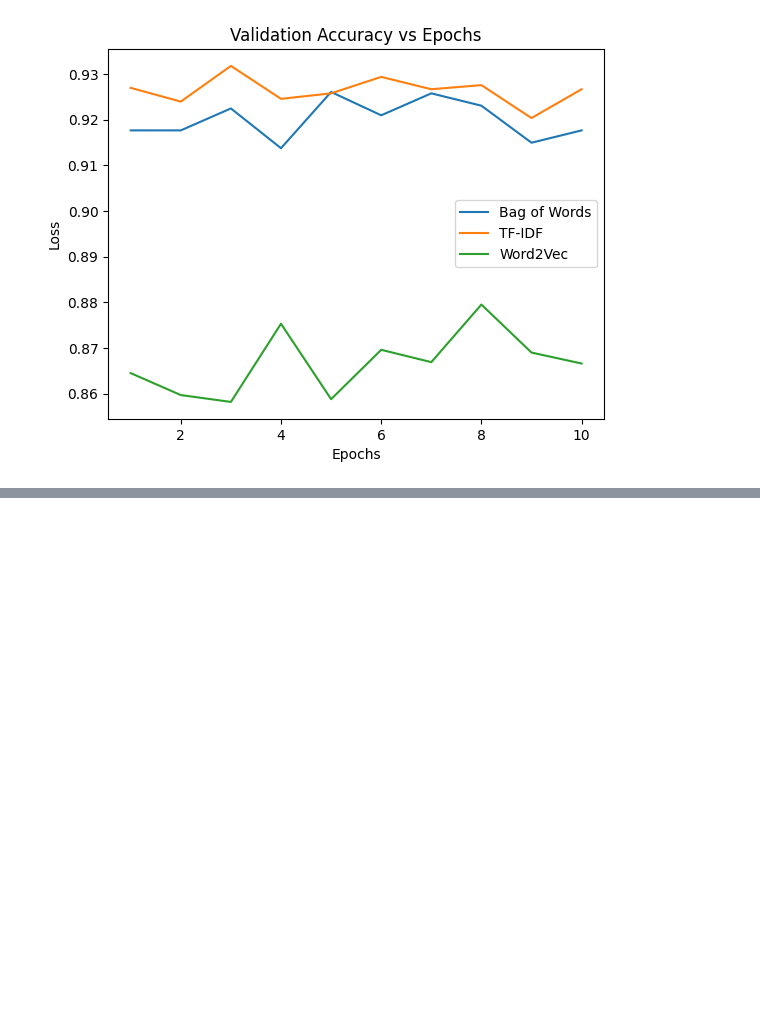
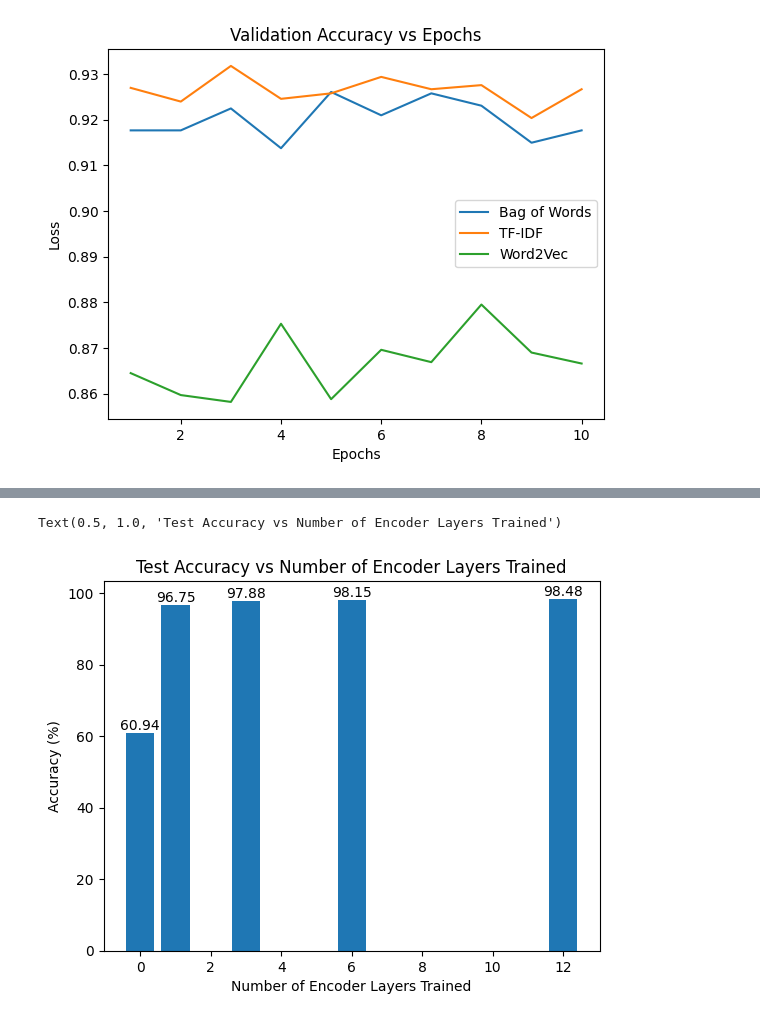
Before and after one commit to abdeliibrahim/ecs271_project, a Jupyter notebook: graphs.ipynb, the cells around one changed output, grey strips where cells are left out. Saved outputs shown, nothing was run; the diff lists cells and outputs as text; code cells hidden in the pictures; blank space fills up the shorter version.

```diff
--- a/graphs.ipynb
+++ b/graphs.ipynb
@@ -158,0 +183,14 @@ plt.show()
+# %%
+layers_trained = [0, 1, 3, 6, 12]
+test_accuracies = [60.94, 96.75, 97.88, 98.15, 98.48]
+
+bars = plt.bar(layers_trained, test_accuracies)
+axes = plt.gca()
+axes.bar_label(bars)
+
+plt.xlabel("Number of Encoder Layers Trained")
+plt.ylabel("Accuracy (%)")
+plt.title("Test Accuracy vs Number of Encoder Layers Trained")
+# %% [output]
+Text(0.5, 1.0, 'Test Accuracy vs Number of Encoder Layers Trained')
+[figure, added]
```
Also changed, not shown: parts of 5 cells of this notebook, 6 other files.
